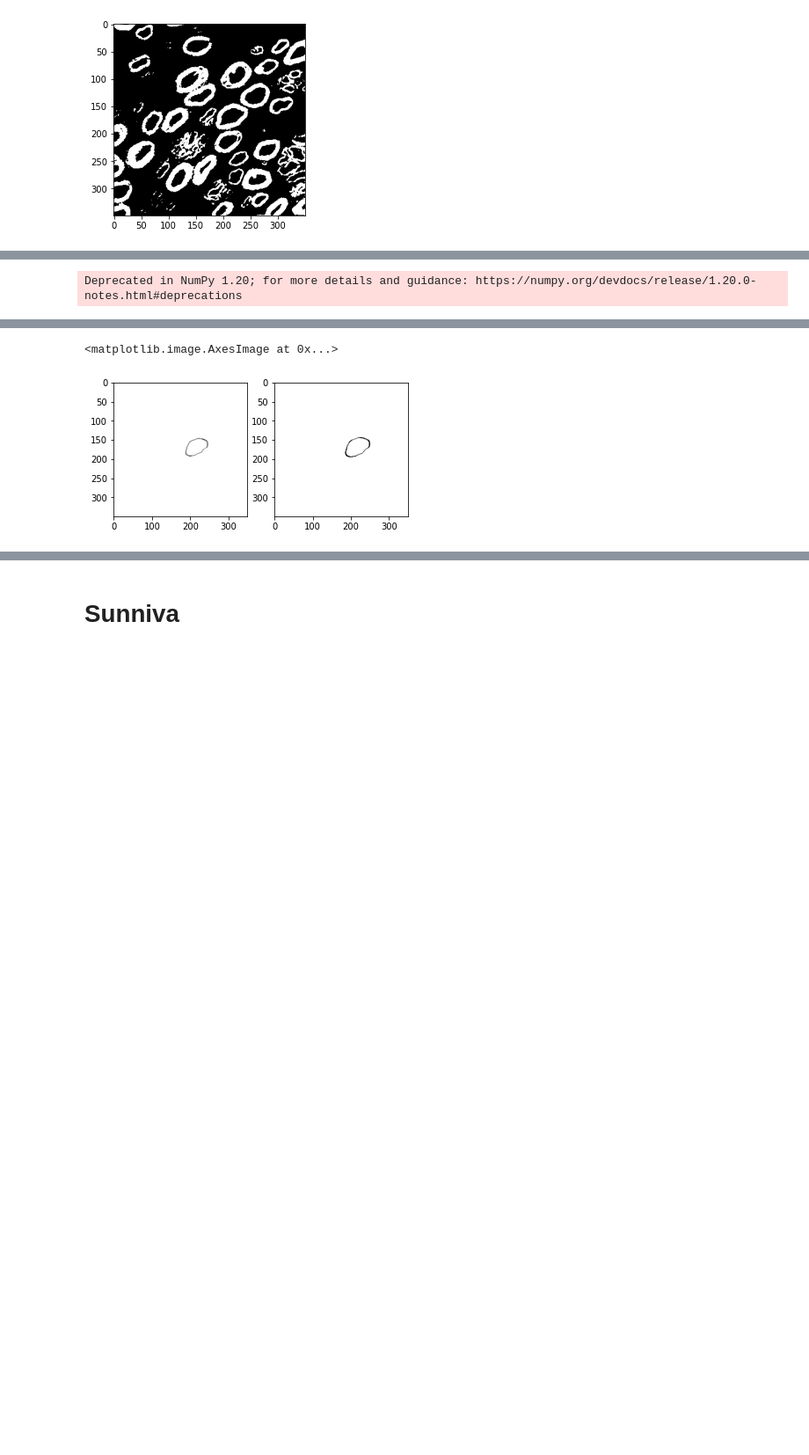
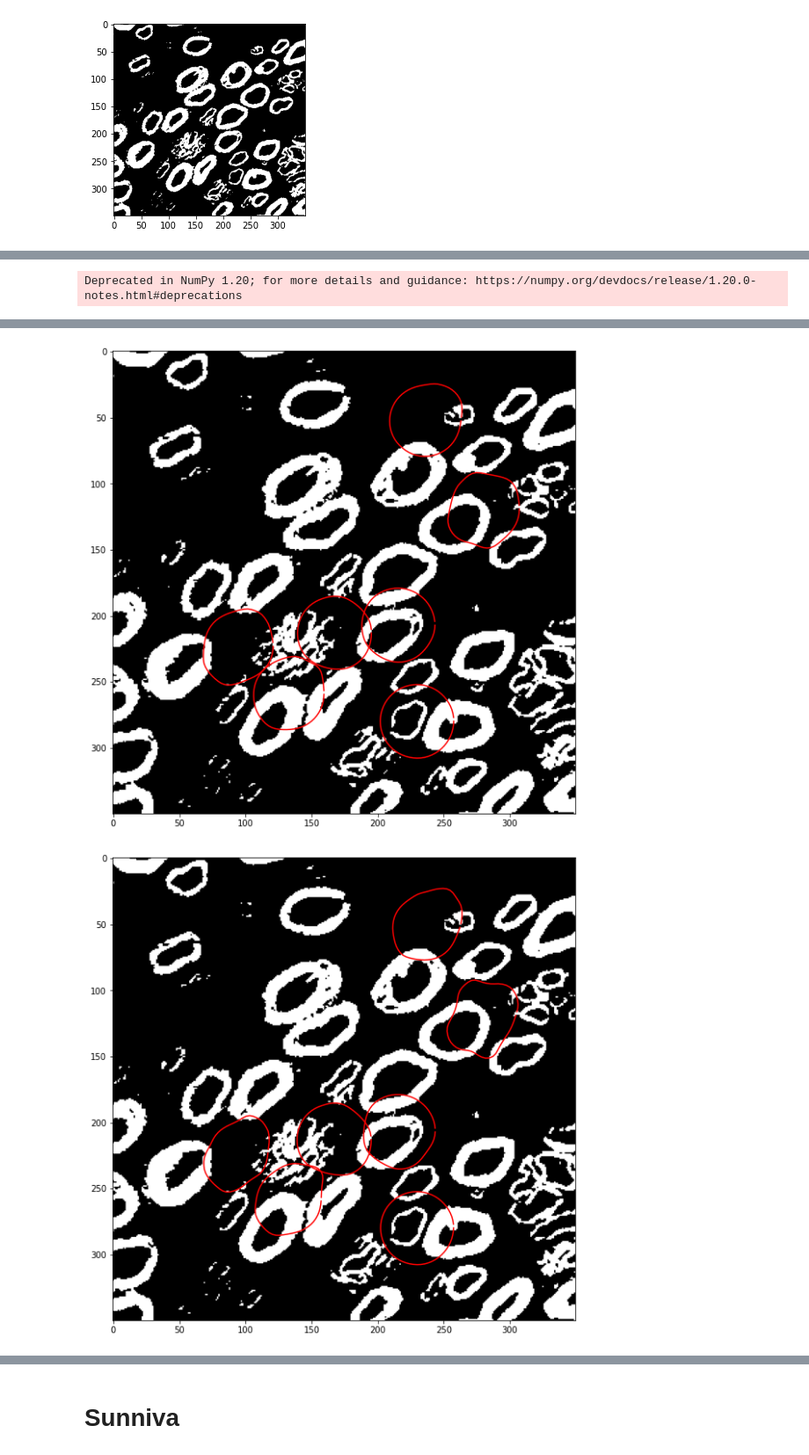
Before and after one commit to s183920/02506_Advanced_Image_Analysis_NerveSegmentation, a Jupyter notebook: Snakes.ipynb, the cells around one changed output, grey strips where cells are left out. Shown at 88% size. Drawn from its saved outputs; the diff is of its cells as text; code cells hidden in the pictures; blank space fills up the shorter version.

```diff
--- a/Snakes.ipynb
+++ b/Snakes.ipynb
@@ -210,39 +245,44 @@ plt.imshow(I)
 
 # Initialize
 nr_points = 60
-nr_iter = 50
+nr_iter = 20
 step_size = 5
 alpha = 0.1
-beta = 1
+beta = 2
 
-center = np.array(I.shape)/2
-center = np.array(I.shape)/2+np.array([-10,40])
+#center = np.array(I.shape)/2
+#center = np.array(I.shape)/2+np.array([-10,40])
 radius = 0.08*np.mean(I.shape)
 
-snake1 = make_circular_snake(nr_points, center, radius)
+snakes = [make_circular_snake(nr_points, c, radius) for c in centers]
 B = regularization_matrix(nr_points, alpha, beta)
 
+#snake1 = make_circular_snake(nr_points, center, radius)
+#B = regularization_matrix(nr_points, alpha, beta)
+
 for i in range(nr_iter):
-    snake = snake1
-    snake1,snake_in,snake_out,mask_in,mask_out,force = evolve_snake(snake.copy(), I, B, step_size,band_size=0.1)
 
-# visualize snakes
-fig, ax = plt.subplots(1,1, figsize = (10,10))
-ax.imshow(I, cmap=plt.cm.gray)
-ax.plot(np.r_[snake[1],snake[1,0]],np.r_[snake[0],snake[0,0]],'r-')
-ax.plot(np.r_[snake_in[1],snake_in[1,0]],np.r_[snake_in[0],snake_in[0,0]],'b-')
-ax.plot(np.r_[snake_out[1],snake_out[1,0]],np.r_[snake_out[0],snake_out[0,0]],'g-')
-plt.show()
+    # plot
+    if i%5 ==0:
+        fig, ax = plt.subplots(1,1, figsize = (10,10))
+        ax.imshow(I, cmap=plt.cm.gray)
+        for i in range(len(snakes)):
+            ax.plot(snakes[i][0], snakes[i][1], '-', c = 'r')
+        plt.show()
+
+    for s in range(len(snakes)):
+        #snake1 = snake
+        snakes[s],_,_,_,_,_ = evolve_snake(snakes[s].copy(), I, B, step_size,band_size=0.1)
 
 
 # visualize mask in and out
-img1 = I.copy()
-img2 = I.copy()
-img1[~mask_in]  = 0.5
-img2[~mask_out] = 0.5
-fig, ax = plt.subplots(1,2)
-ax[0].imshow(img1)
-ax[1].imshow(img2)
+#img1 = I.copy()
+#img2 = I.copy()
+#img1[~mask_in]  = 0.5
+#img2[~mask_out] = 0.5
+#fig, ax = plt.subplots(1,2)
+#ax[0].imshow(img1)
+#ax[1].imshow(img2)
 
 
 
@@ -250,5 +290,12 @@ ax[1].imshow(img2)
 # plt.plot(np.r_[snake[1],snake[1,0]],np.r_[snake[0],snake[0,0]],'r-')
 # plt.plot(np.r_[snake_in[1],snake_in[1,0]],np.r_[snake_in[0],snake_in[0,0]],'b-')
 # plt.plot(np.r_[snake_out[1],snake_out[1,0]],np.r_[snake_out[0],snake_out[0,0]],'g-')
+
+
+#ax.plot(np.r_[snake[1],snake[1,0]],np.r_[snake[0],snake[0,0]],'r-')
+        #if i !=0:
+
+        #    ax.plot(np.r_[snake_in[1],snake_in[1,0]],np.r_[snake_in[0],snake_in[0,0]],'b-')
+        #    ax.plot(np.r_[snake_out[1],snake_out[1,0]],np.r_[snake_out[0],snake_out[0,0]],'g-')
 # %% [output]
 Deprecated in NumPy 1.20; for more details and guidance: https://numpy.org/devdocs/release/1.20.0-notes.html#deprecations
@@ -256,2 +303,2 @@ Deprecated in NumPy 1.20; for more details and guidance: https://numpy.org/devdo
-<matplotlib.image.AxesImage at 0x...>
-[figure, old version]
+[figure, new version]
+[figure, added]
```
Also changed, not shown: parts of 3 cells of this notebook, 1 other file.
